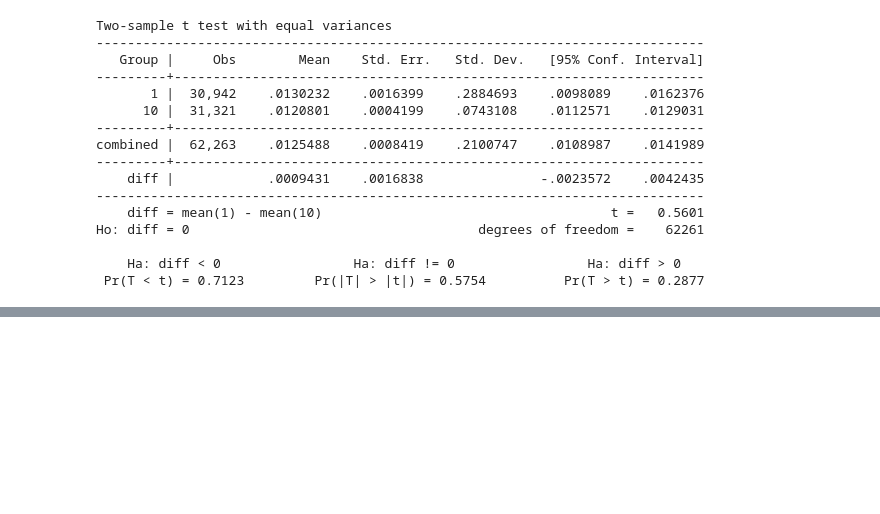
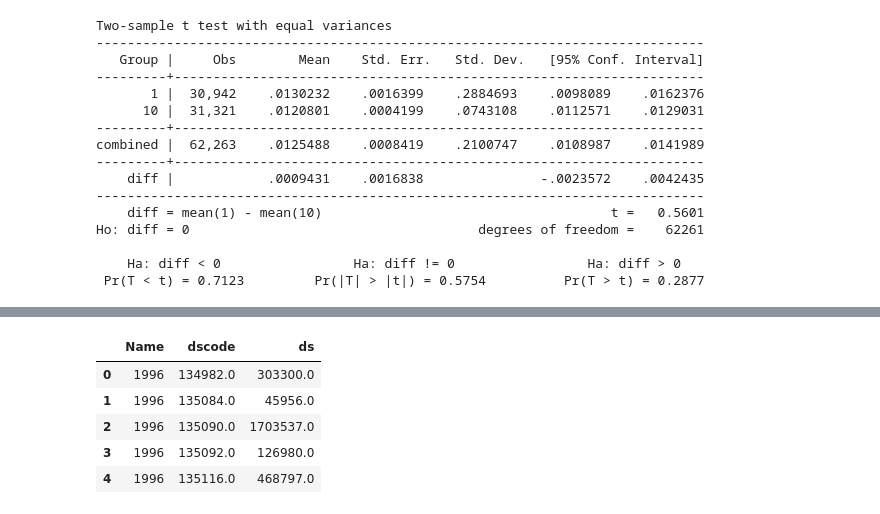
Before and after one commit to mk0417/Empirical-finance, a Jupyter notebook: Stata/Stata tutorial.ipynb, the cells around one changed output, grey strips where cells are left out. Saved outputs shown, nothing was run; the diff lists cells and outputs as text; code cells hidden in the pictures; blank space fills up the shorter version.

```diff
--- a/Stata/Stata tutorial.ipynb
+++ b/Stata/Stata tutorial.ipynb
@@ -687,0 +874,9 @@ Ho: diff = 0                                     degrees of freedom =    62261
+# %%
+ta.head()
+# %% [output]
+|  | Name | dscode | ds |
+| 0 | 1996 | 134982.0 | 303300.0 |
+| 1 | 1996 | 135084.0 | 45956.0 |
+| 2 | 1996 | 135090.0 | 1703537.0 |
+| 3 | 1996 | 135092.0 | 126980.0 |
+| 4 | 1996 | 135116.0 | 468797.0 |
```
Also changed, not shown: parts of 33 cells of this notebook.
